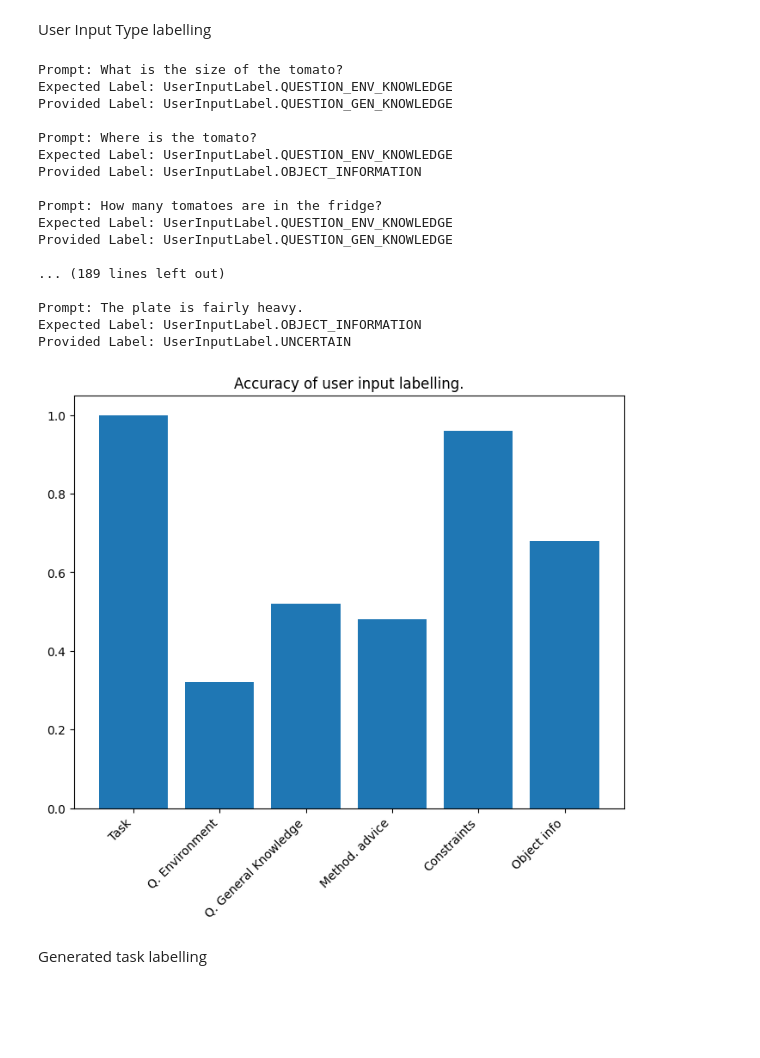
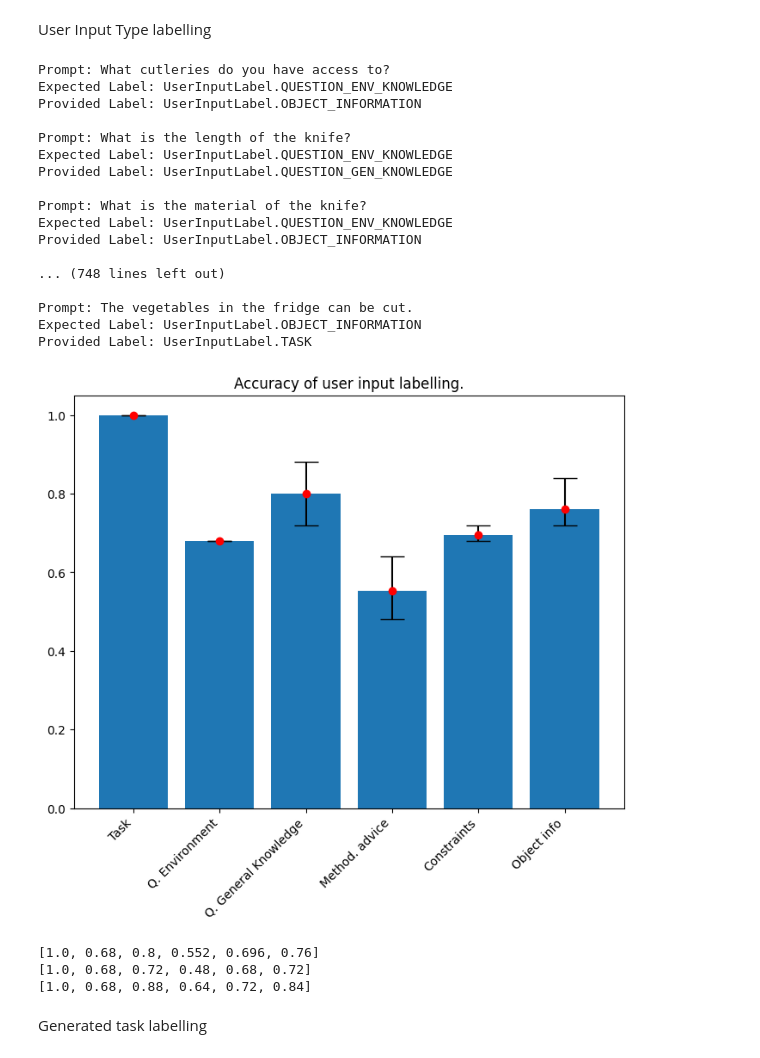
Before and after one commit to andrei-calin-dragomir/gpt-controller, a Jupyter notebook: manual.ipynb, the cells around one changed output. Cells and saved outputs as stored; diff of their text form; code cells hidden in the pictures; blank space fills up the shorter version.

Commit message:
Some improvements and feedback aligned plot improvements

```diff
--- a/manual.ipynb
+++ b/manual.ipynb
@@ -92,7 +93,9 @@ def run_label_tests(prompt_deck : list[tuple[Label, str]], expected_label : Labe
     right_answers = 0
     for label, prompt in prompt_deck:
         provided_label = machine.label(prompt, expected_label.__class__)
-        time.sleep(2)
+        while provided_label is None:
+            provided_label = machine.label(prompt, expected_label.__class__)
+        time.sleep(1)
         if provided_label == label:
             right_answers += 1
         else:
@@ -273,36 +276,58 @@ labelled_object_info_set = [(UserInputLabel.OBJECT_INFORMATION, prompt) for prom
 
 data_sets = [labelled_task_set, labelled_questions_env_set, labelled_questions_general_set, labelled_methodology_set, labelled_limitations_set, labelled_object_info_set]
 plot_data = []
-for data in data_sets: plot_data.append(run_label_tests(data, data[0][0]))
+for i in range(0,5):
+    tmp_data = []
+    for data in data_sets:
+        tmp_data.append(run_label_tests(data, data[0][0]))
+    plot_data.append(tmp_data)
 # %% [output]
-Prompt: What is the size of the tomato?
+Prompt: What cutleries do you have access to?
+Expected Label: UserInputLabel.QUESTION_ENV_KNOWLEDGE
+Provided Label: UserInputLabel.OBJECT_INFORMATION
+
+Prompt: What is the length of the knife?
 Expected Label: UserInputLabel.QUESTION_ENV_KNOWLEDGE
 Provided Label: UserInputLabel.QUESTION_GEN_KNOWLEDGE
 
-Prompt: Where is the tomato?
+Prompt: What is the material of the knife?
 Expected Label: UserInputLabel.QUESTION_ENV_KNOWLEDGE
 Provided Label: UserInputLabel.OBJECT_INFORMATION
 
-Prompt: How many tomatoes are in the fridge?
-Expected Label: UserInputLabel.QUESTION_ENV_KNOWLEDGE
-Provided Label: UserInputLabel.QUESTION_GEN_KNOWLEDGE
+... (748 lines left out)
 
-... (189 lines left out)
-
-Prompt: The plate is fairly heavy.
+Prompt: The vegetables in the fridge can be cut.
 Expected Label: UserInputLabel.OBJECT_INFORMATION
-Provided Label: UserInputLabel.UNCERTAIN
+Provided Label: UserInputLabel.TASK
 # %%
 fig = plt.figure()
 ax = fig.add_axes([0,0,1,1])
 labels = ['Task', 'Q. Environment', 'Q. General Knowledge', 'Method. advice', 'Constraints', 'Object info']
-accuracies = plot_data
-ax.bar(labels,accuracies)
+accuracies = list(zip(*plot_data))
+
+means = [sum(accuracy_set)/len(accuracy_set) for accuracy_set in accuracies]
+max_values = [max(accuracy_set) for accuracy_set in accuracies]
+min_values = [min(accuracy_set) for accuracy_set in accuracies]
+
+min_err = [means[i] - min_values[i] for i in range(0, len(means))]
+max_err = [max_values[i] - means[i] for i in range(0, len(means))]
+# Plot the error bars
+ax.bar(labels, means)
+ax.errorbar(labels, means, yerr=[min_err, max_err],
+            fmt='o', color='red', ecolor='black', capsize=10)
+
 plt.xticks(rotation=45, ha='right')
 plt.title('Accuracy of user input labelling.')
 plt.show()
+
+print(means)
+print(min_values)
+print(max_values)
 # %% [output]
-[figure, old version]
+[figure, new version]
+[1.0, 0.68, 0.8, 0.552, 0.696, 0.76]
+[1.0, 0.68, 0.72, 0.48, 0.68, 0.72]
+[1.0, 0.68, 0.88, 0.64, 0.72, 0.84]
 # %% [markdown]
 Generated task labelling
 # %%
```
Also changed, not shown: parts of 8 cells of this notebook, 3 other files.
